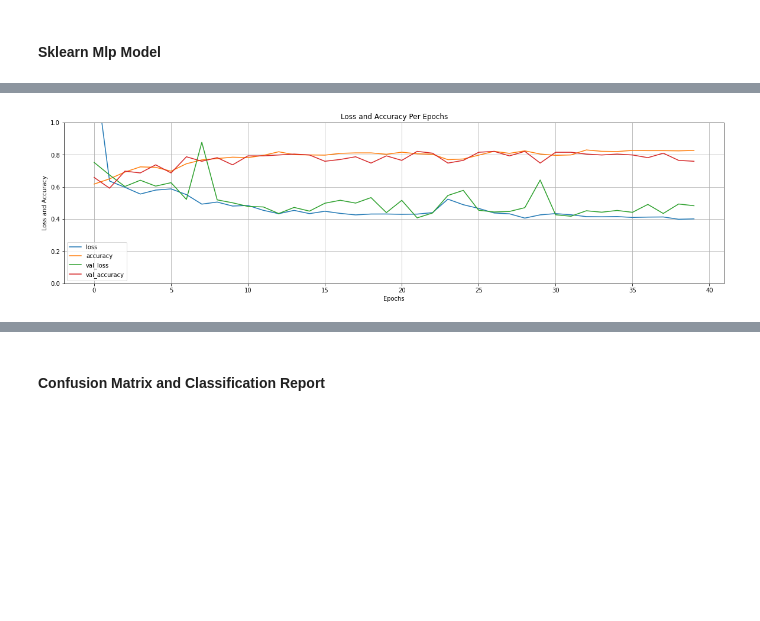
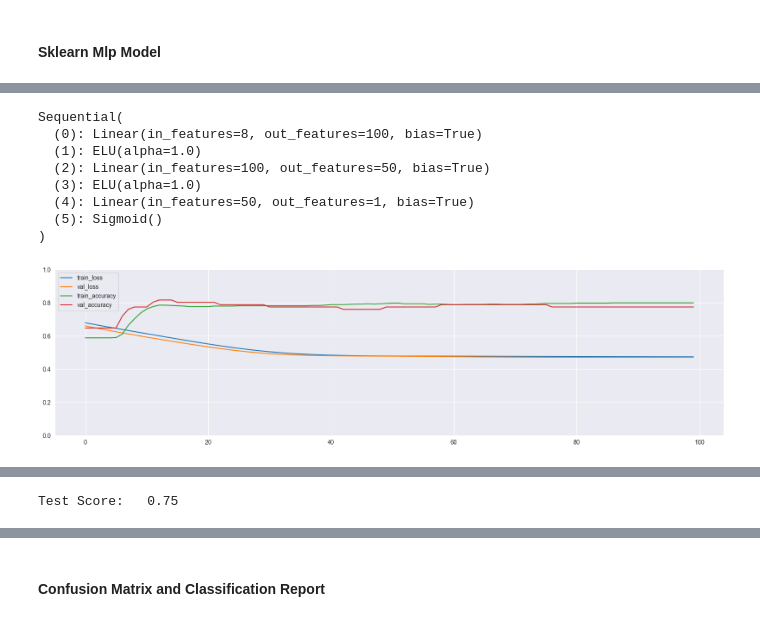
Before and after one commit to EminKeresteci/ml-titanic, a Jupyter notebook: ml-titanic.ipynb, the cells around one changed output, grey strips where cells are left out. Cells and saved outputs as stored; diff of their text form; code cells hidden in the pictures; blank space fills up the shorter version.

```diff
--- a/ml-titanic.ipynb
+++ b/ml-titanic.ipynb
@@ -385,6 +362,6 @@ SVM Rbf Test Score
 # %%
 #Utilizing the most correlated features to the target
-ix = ['Sex','Fare']
+ix = ['Gender','Fare']
 svm = SVC()# kernel rbf by default
 param_grid = {
     'C': [i/10 for i in range(1,30)],
@@ -487,13 +463,0 @@ MLP Test Score
-# %%
-#Shallow-Narrow Model
-model = keras.models.Sequential([
-        keras.layers.Dense(4, kernel_initializer = 'uniform', activation = 'elu',input_shape=(7,)),
-        keras.layers.Dense(2, kernel_initializer = 'uniform', activation = 'elu'),
-        keras.layers.Dense(1, kernel_initializer = 'uniform', activation = 'sigmoid')
-    ])
-print(model.summary())
-
-opt = keras.optimizers.Adam(learning_rate=0.01)
-model.compile(loss="binary_crossentropy", optimizer=opt, metrics=["accuracy"])
-
-history = model.fit(x_train, y_train, epochs=40, validation_data=(x_test, y_test))
@@ -517,0 +464,5 @@ Epoch 40/40
+# %%
+x_train, x_test, y_train, y_test = train_test_split(x,y,test_size=0.2, random_state=33)
+x_val, x_test, y_val, y_test = train_test_split(x_test,y_test,test_size=0.5, random_state=33)
+print(x_train.shape, x_val.shape, x_test.shape, y_train.shape, y_val.shape, y_test.shape)
+num_features = x_train.shape[1]
@@ -641,16 +625,29 @@ Epoch 40/40
 # %%
-history.params
-history.history.keys()
-pd.DataFrame(history.history).plot(figsize=(20, 5))
-plt.title('Loss and Accuracy Per Epochs')
-plt.xlabel('Epochs')
-plt.ylabel('Loss and Accuracy')
-plt.grid(True)
-plt.gca().set_ylim(0, 1)
+torch.manual_seed(33)
+model = nn.Sequential(
+    nn.Linear(num_features, 100), nn.ELU(),
+    nn.Linear(100, 50), nn.ELU(),
+    nn.Linear(50, 1), nn.Sigmoid()
+)
+print(model)
+
+history = train(model, x_train, y_train, x_val, y_val, epochs=100, lr=0.001)
+
+pd.DataFrame(history).plot(figsize=(20, 5), grid=True, ylim=(0, 1))
 plt.show()
-score=model.evaluate(x_test, y_test)[1]
-print(score)
+
+score = test(model, x_test, y_test)
+print("Test Score:  ", score)
+
 models.update(ANN_2_100=model)
 scores.update(ANN_2_100=score)
 # %% [output]
+Sequential(
+  (0): Linear(in_features=8, out_features=100, bias=True)
+  (1): ELU(alpha=1.0)
+  (2): Linear(in_features=100, out_features=50, bias=True)
+  (3): ELU(alpha=1.0)
+  (4): Linear(in_features=50, out_features=1, bias=True)
+  (5): Sigmoid()
+)
-[figure, old version]
+[figure, new version]
@@ -658,0 +654 @@ scores.update(ANN_2_100=score)
+Test Score:   0.75
```
Also changed, not shown: parts of 79 cells of this notebook, 1 other file.
